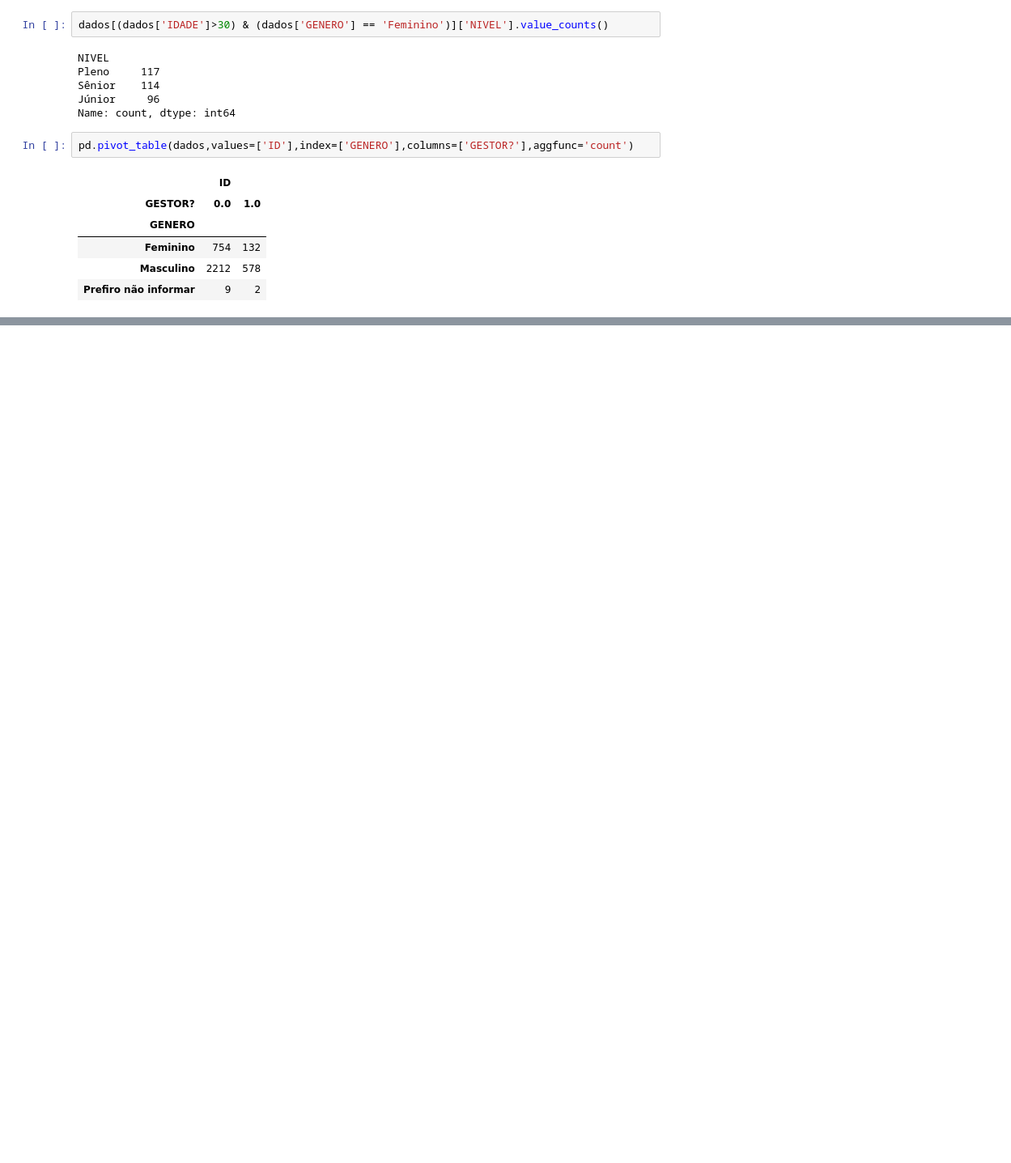
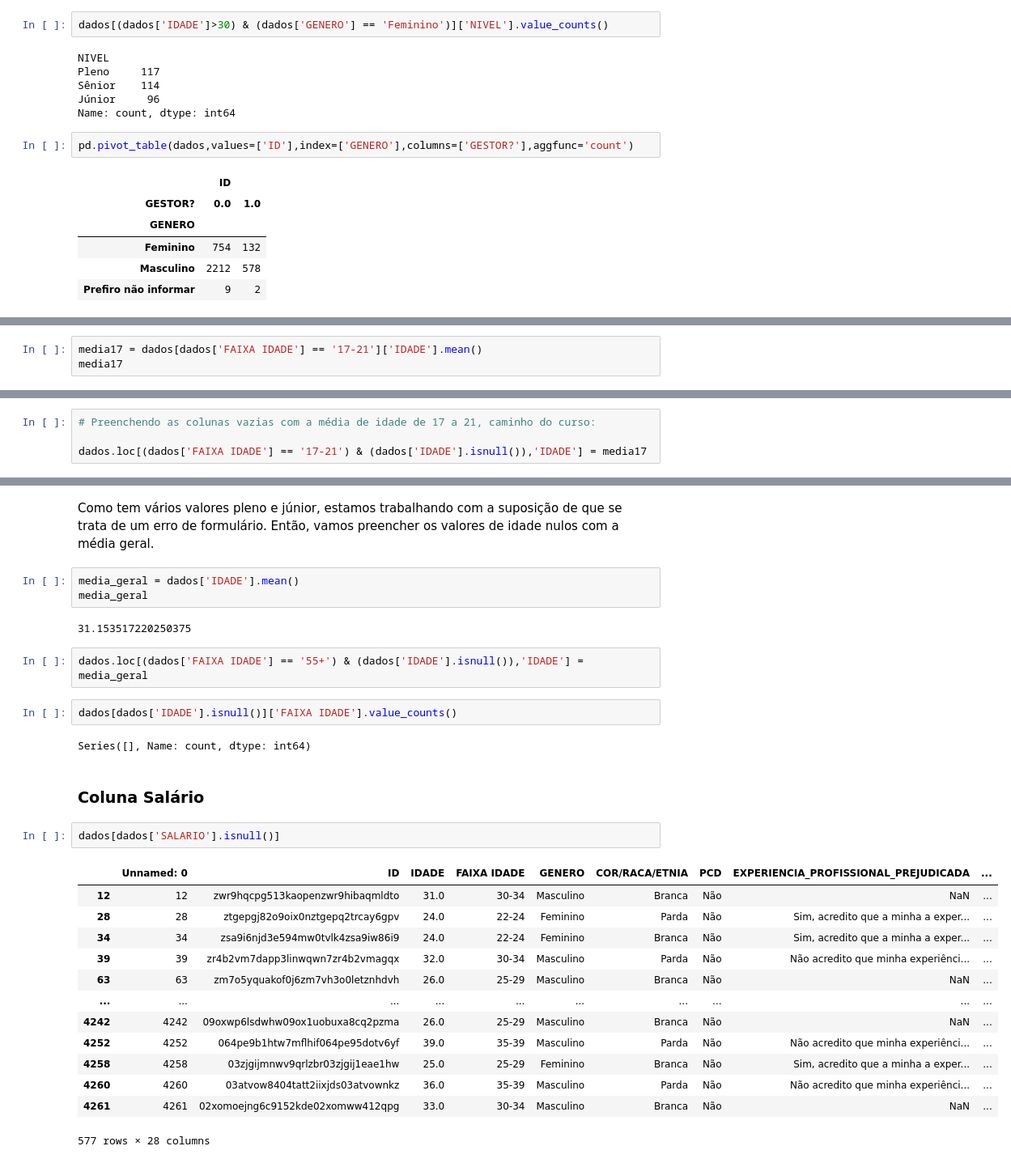
Before and after one commit to pdrpnhr/programaria-primeiros-passos-python, a Jupyter notebook: Modulo3/analise_dados.ipynb, the cells around one changed output, grey strips where cells are left out. Shown: that part at 81% size. Cells and saved outputs as stored; diff of their text form; blank space fills up the shorter version.

Commit message:
Metade do módulo 3 e exercício de tratamento de valores ausentes

```diff
--- a/Modulo3/analise_dados.ipynb
+++ b/Modulo3/analise_dados.ipynb
@@ -334,0 +538,3 @@ pd.pivot_table(dados,values=['ID'],index=['GENERO'],columns=['GESTOR?'],aggfunc=
+# %%
+media17 = dados[dados['FAIXA IDADE'] == '17-21']['IDADE'].mean()
+media17
@@ -334,0 +554,4 @@ pd.pivot_table(dados,values=['ID'],index=['GENERO'],columns=['GESTOR?'],aggfunc=
+# %%
+# Preenchendo as colunas vazias com a média de idade de 17 a 21, caminho do curso:
+
+dados.loc[(dados['FAIXA IDADE'] == '17-21') & (dados['IDADE'].isnull()),'IDADE'] = media17
@@ -334,0 +591,31 @@ pd.pivot_table(dados,values=['ID'],index=['GENERO'],columns=['GESTOR?'],aggfunc=
+# %% [markdown]
+Como tem vários valores pleno e júnior, estamos trabalhando com a suposição de que se trata de um erro de formulário. Então, vamos preencher os valores de idade nulos com a média geral.
+# %%
+media_geral = dados['IDADE'].mean()
+media_geral
+# %% [output]
+31.153517220250375
+# %%
+dados.loc[(dados['FAIXA IDADE'] == '55+') & (dados['IDADE'].isnull()),'IDADE'] = media_geral
+# %%
+dados[dados['IDADE'].isnull()]['FAIXA IDADE'].value_counts()
+# %% [output]
+Series([], Name: count, dtype: int64)
+# %% [markdown]
+### Coluna Salário
+# %%
+dados[dados['SALARIO'].isnull()]
+# %% [output]
+|  | Unnamed: 0 | ID | IDADE | FAIXA IDADE | GENERO | COR/RACA/ETNIA | PCD | EXPERIENCIA_PROFISSIONAL_PREJUDICADA | ... |
+| 12 | 12 | zwr9hqcpg513kaopenzwr9hibaqmldto | 31.0 | 30-34 | Masculino | Branca | Não | NaN | ... |
+| 28 | 28 | ztgepgj82o9oix0nztgepq2trcay6gpv | 24.0 | 22-24 | Feminino | Parda | Não | Sim, acredito que a minha a exper... | ... |
+| 34 | 34 | zsa9i6njd3e594mw0tvlk4zsa9iw86i9 | 24.0 | 22-24 | Feminino | Branca | Não | Sim, acredito que a minha a exper... | ... |
+| 39 | 39 | zr4b2vm7dapp3linwqwn7zr4b2vmagqx | 32.0 | 30-34 | Masculino | Parda | Não | Não acredito que minha experiênci... | ... |
+| 63 | 63 | zm7o5yquakof0j6zm7vh3o0letznhdvh | 26.0 | 25-29 | Masculino | Branca | Não | NaN | ... |
+| ... | ... | ... | ... | ... | ... | ... | ... | ... | ... |
+| 4242 | 4242 | 09oxwp6lsdwhw09ox1uobuxa8cq2pzma | 26.0 | 25-29 | Masculino | Branca | Não | NaN | ... |
+| 4252 | 4252 | 064pe9b1htw7mflhif064pe95dotv6yf | 39.0 | 35-39 | Masculino | Parda | Não | Não acredito que minha experiênci... | ... |
+| 4258 | 4258 | 03zjgijmnwv9qrlzbr03zjgij1eae1hw | 25.0 | 25-29 | Feminino | Branca | Não | Sim, acredito que a minha a exper... | ... |
+| 4260 | 4260 | 03atvow8404tatt2iixjds03atvownkz | 36.0 | 35-39 | Masculino | Parda | Não | Não acredito que minha experiênci... | ... |
+| 4261 | 4261 | 02xomoejng6c9152kde02xomww412qpg | 33.0 | 30-34 | Masculino | Branca | Não | NaN | ... |
+577 rows × 28 columns
```
Also changed, not shown: parts of 76 cells of this notebook.
